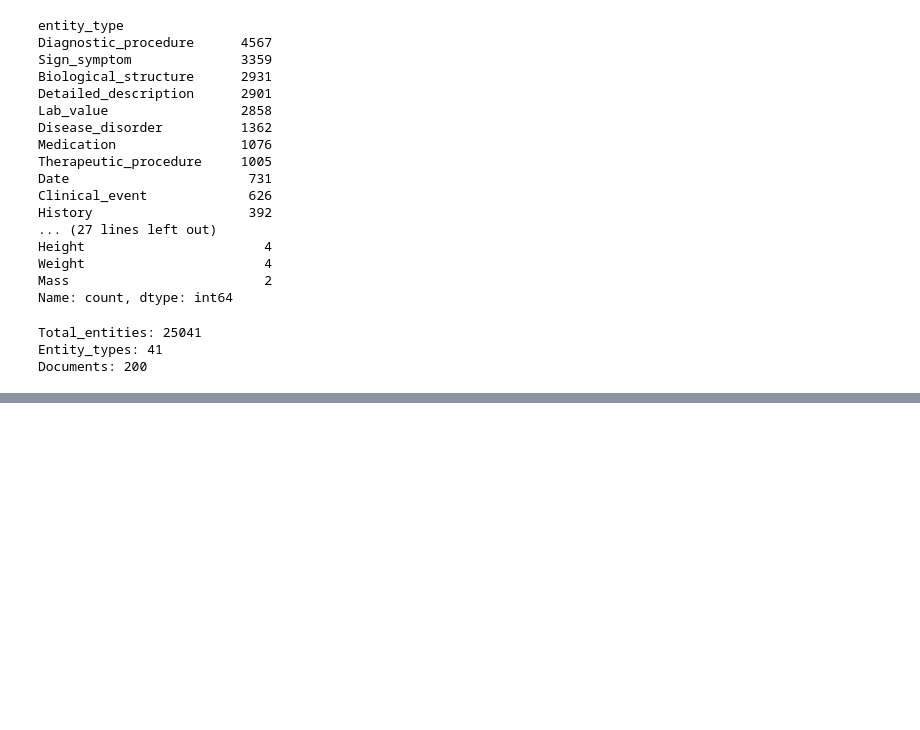
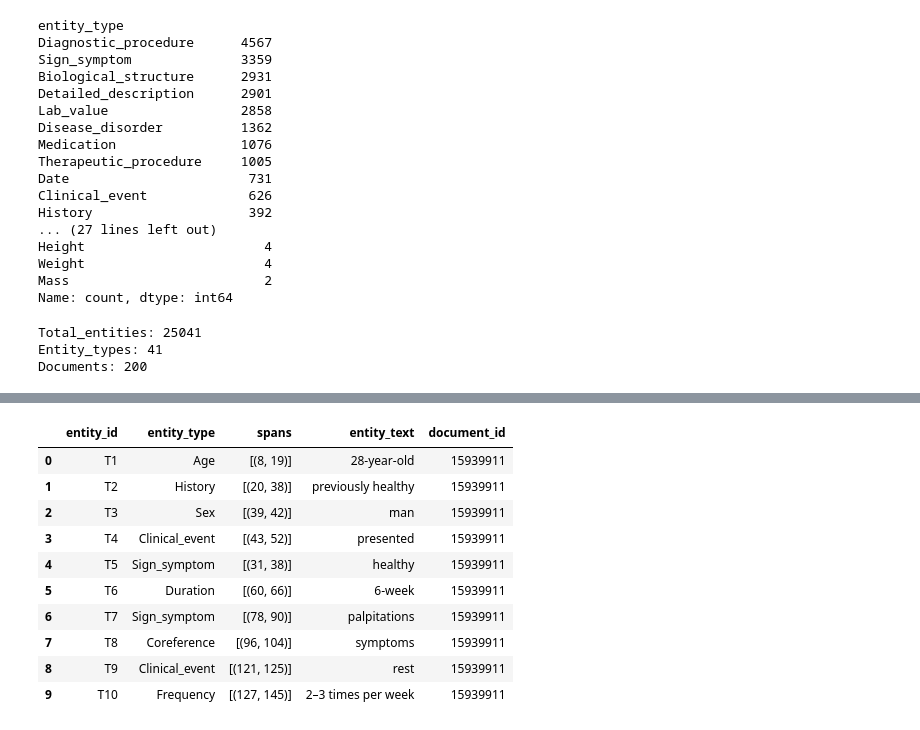
Before and after one commit to Sravanigangul/healthcare-clinical-nlp, a Jupyter notebook: notebooks/MACCROBAT_Data_Exploration.ipynb, the cells around one changed output, grey strips where cells are left out. Saved outputs shown, nothing was run; the diff lists cells and outputs as text; code cells hidden in the pictures; blank space fills up the shorter version.

```diff
--- a/notebooks/MACCROBAT_Data_Exploration.ipynb
+++ b/notebooks/MACCROBAT_Data_Exploration.ipynb
@@ -249,3 +249,18 @@ print("Documents:", df_all_entities["document_id"].nunique())
 Total_entities: 25041
 Entity_types: 41
 Documents: 200
+# %%
+documents = []
+
+for txt_path in txt_files:
+    document_id = txt_path.stem
+    text = txt_path.read_text(encoding='utf-8')
+    documents.append({
+        "document_id": document_id,
+        "text": text
+    })
+
+df_documents = pd.DataFrame(documents)
+
+print("Total documents:", len(df_documents))
+print(df_documents.head(5))
@@ -251,0 +275,20 @@ Documents: 200
+# %%
+sample_id = "15939911"
+
+sample_text = df_documents[df_documents["document_id"] == sample_id]["text"].iloc[0]
+
+sample_entities = df_all_entities[df_all_entities["document_id"] == sample_id]
+
+sample_entities.head(10)
+# %% [output]
+|  | entity_id | entity_type | spans | entity_text | document_id |
+| 0 | T1 | Age | [(8, 19)] | 28-year-old | 15939911 |
+| 1 | T2 | History | [(20, 38)] | previously healthy | 15939911 |
+| 2 | T3 | Sex | [(39, 42)] | man | 15939911 |
+| 3 | T4 | Clinical_event | [(43, 52)] | presented | 15939911 |
+| 4 | T5 | Sign_symptom | [(31, 38)] | healthy | 15939911 |
+| 5 | T6 | Duration | [(60, 66)] | 6-week | 15939911 |
+| 6 | T7 | Sign_symptom | [(78, 90)] | palpitations | 15939911 |
+| 7 | T8 | Coreference | [(96, 104)] | symptoms | 15939911 |
+| 8 | T9 | Clinical_event | [(121, 125)] | rest | 15939911 |
+| 9 | T10 | Frequency | [(127, 145)] | 2–3 times per week | 15939911 |
```
Also changed, not shown: parts of 31 cells of this notebook, 1 other file.
